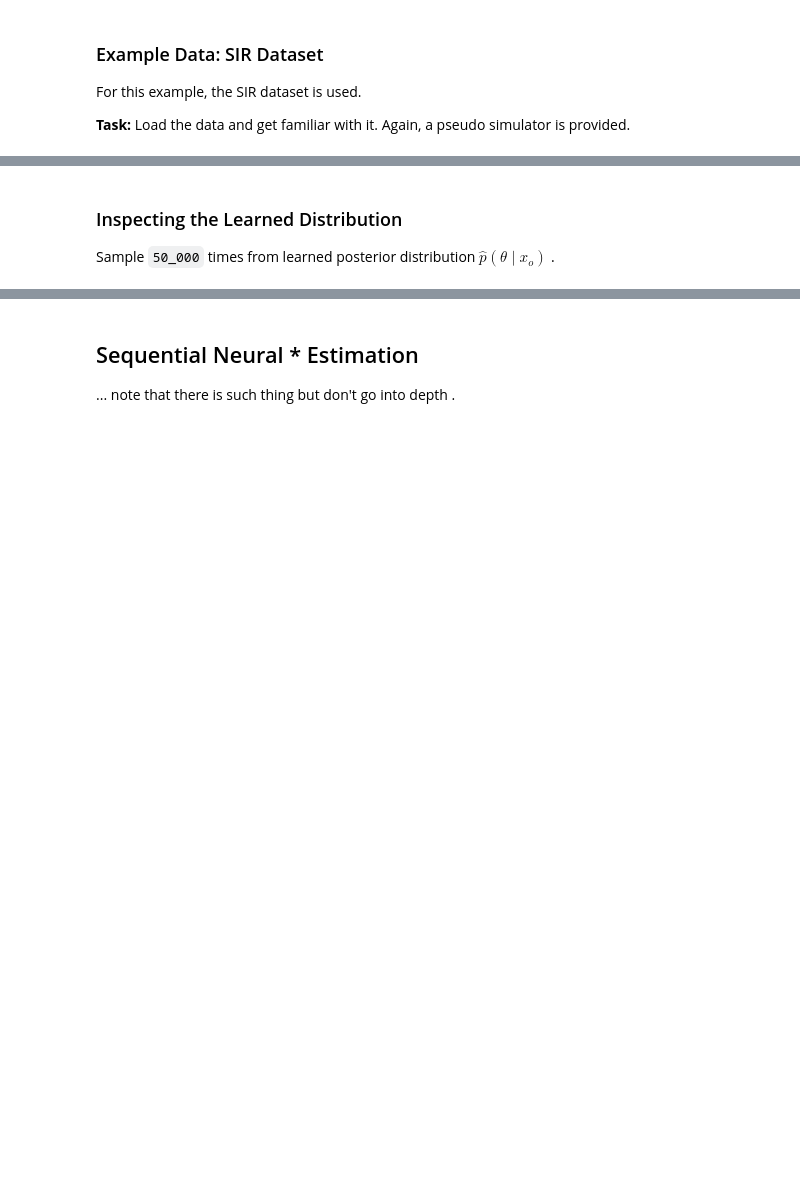
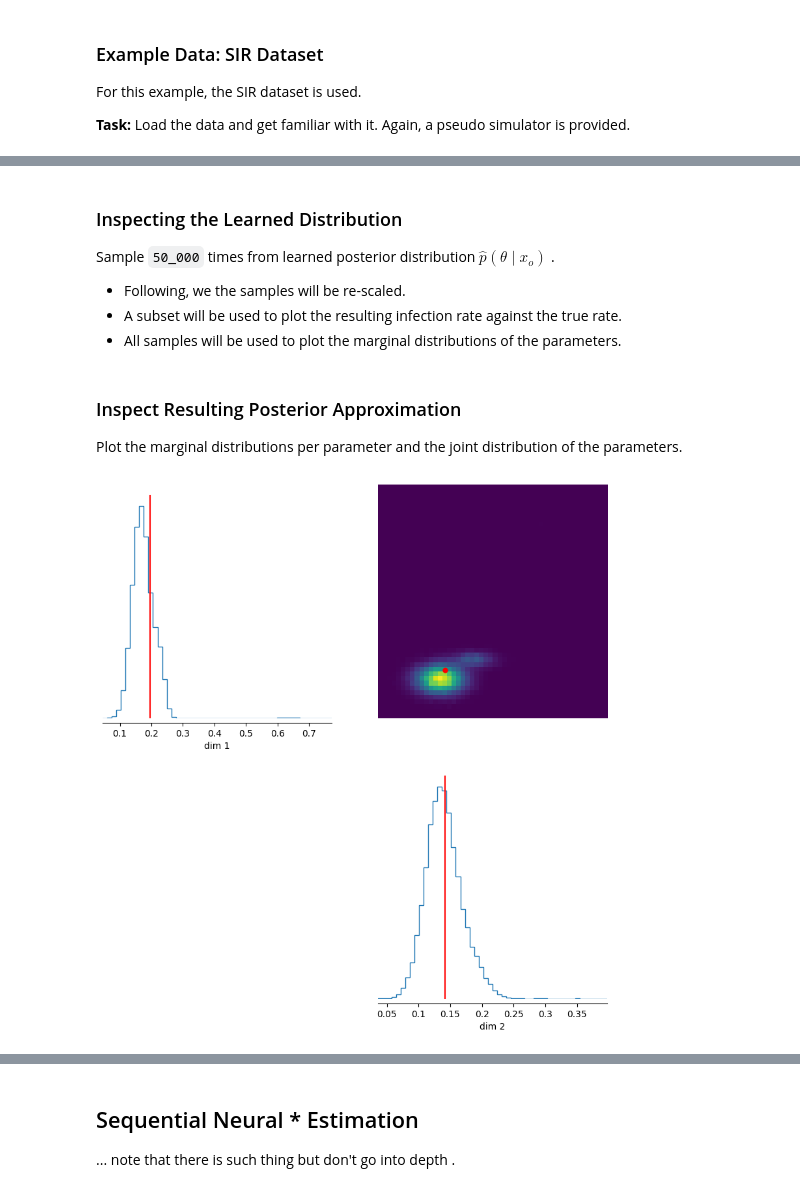
Before and after one commit to aai-institute/tfl-training-sbi, a Jupyter notebook: notebooks/nb_03_neural_density_estimation.ipynb, the cells around one changed output, grey strips where cells are left out. Drawn from its saved outputs; the diff is of its cells as text; code cells hidden in the pictures; blank space fills up the shorter version.

```diff
--- a/notebooks/nb_03_neural_density_estimation.ipynb
+++ b/notebooks/nb_03_neural_density_estimation.ipynb
@@ -127,5 +131,7 @@ simulator = SIRSimulation(data_theta[:-1], data_x[:-1], transformations=Compose(
 # %%
 # let's fix the last pair as observation
-obs_theta, obs_x = torch.tensor(data_theta[-1]).unsqueeze(0), torch.tensor(data_x[-1]).unsqueeze(0)
+obs_theta, obs_x = torch.tensor(data_theta[-1]).unsqueeze(0), torch.tensor(
+    data_x[-1]
+).unsqueeze(0)
 data = sir_scaler({"theta": obs_theta, "obs": obs_x})
 obs_theta_z, obs_x_z = data["theta"], data["obs"]
@@ -197,13 +210,15 @@ for e in trange(20):
 
 Sample `50_000` times from learned posterior distribution $\hat{p}(\theta \mid
 x_o)$.
+
+ - Following, we the samples will be re-scaled.
+ - A subset will be used to plot the resulting infection rate against the true rate.
+ - All samples will be used to plot the marginal distributions of the parameters.
 # %%
 samples = []
 
 # get the posterior, i.e. get the mixture components
-weights, means, variances = mixture_density_net.get_mixture_components(
-    obs_x_z
-)
+weights, means, variances = mixture_density_net.get_mixture_components(obs_x_z)
 
 for _ in trange(50_000):
     # sample form mixture of Gaussians
@@ -211,5 +226,29 @@ for _ in trange(50_000):
     samples.append(sample)
 
 samples = torch.cat(samples).detach().numpy()
+# %%
+# unscale the dat params first
+samples_subset = torch.tensor(samples)
+samples_unscaled = sir_scaler.rescale(
+    {"theta": samples_subset, "obs": torch.ones_like(samples_subset)}
+)["theta"]
+
+# eval. the SIR model for a selected number of samples
+sample_obs = []
+for i in trange(1_000):
+    samples_obs = eval_sir_model(theta=samples_unscaled[i], population_size=1_000_000)
+    sample_obs.append(samples_obs)
+
+# stack the collected samples into a big array of shape (N, 160, 3)
+sample_obs = np.stack(sample_obs, axis=0)
+# %% [markdown]
+### Inspect Resulting Posterior Approximation
+
+Plot the marginal distributions per parameter and the joint distribution of the
+parameters.
 # %%
-_ = sbi.analysis.pairplot(samples, points=obs_theta_z, points_offdiag={"markersize": 10}, points_colors="r")
+_ = sbi.analysis.pairplot(
+    samples_unscaled, points=obs_theta, points_offdiag={"markersize": 10}, points_colors="r"
+)
+# %% [output]
+[figure, added]
```
Also changed, not shown: parts of 11 cells of this notebook.
